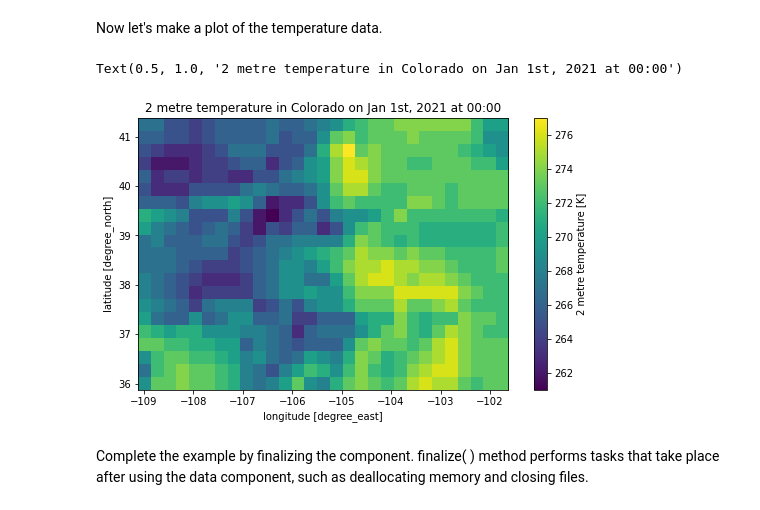
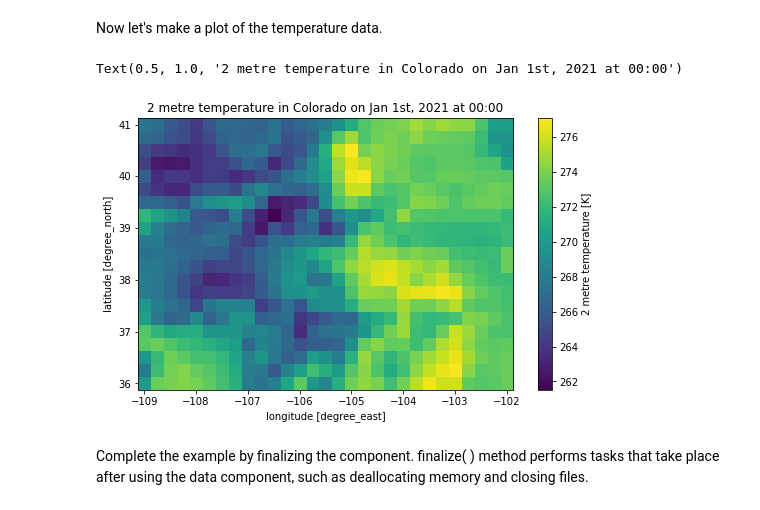
Before and after one commit to pymt-lab/pymt_era5, a Jupyter notebook: notebooks/pymt_era5.ipynb, the cells around one changed output. Cells and saved outputs as stored; diff of their text form; code cells hidden in the pictures.

Commit message:
notebook: update plot boundary

```diff
--- a/notebooks/pymt_era5.ipynb
+++ b/notebooks/pymt_era5.ipynb
@@ -205,23 +205,23 @@ Now let's make a plot of the temperature data.
 # %%
 # get X, Y extent for plot
 min_y, min_x = grid_origin
-max_y = min_y + grid_spacing[0]*grid_shape[0]
-max_x = min_x + grid_spacing[1]*grid_shape[1]
+max_y = min_y + grid_spacing[0]*(grid_shape[0]-1)
+max_x = min_x + grid_spacing[1]*(grid_shape[1]-1)
 dy = grid_spacing[0]/2
 dx = grid_spacing[1]/2
 extent = [min_x - dx, max_x + dx, min_y - dy, max_y + dy]
 
 # plot data
 fig, ax = plt.subplots(1,1, figsize=(9,5))
 im = ax.imshow(data_2D, extent=extent)
 cbar = fig.colorbar(im)
 cbar.set_label('2 metre temperature [K]')
 plt.xlabel('longitude [degree_east]')
 plt.ylabel('latitude [degree_north]')
 plt.title('2 metre temperature in Colorado on Jan 1st, 2021 at 00:00')
 # %% [output]
 Text(0.5, 1.0, '2 metre temperature in Colorado on Jan 1st, 2021 at 00:00')
-[figure, old version]
+[figure, new version]
 # %% [markdown]
 Complete the example by finalizing the component. finalize( ) method performs tasks that take place after using the data component, such as deallocating memory and closing files.
 # %%
```
Also changed, not shown: parts of 4 cells of this notebook.
